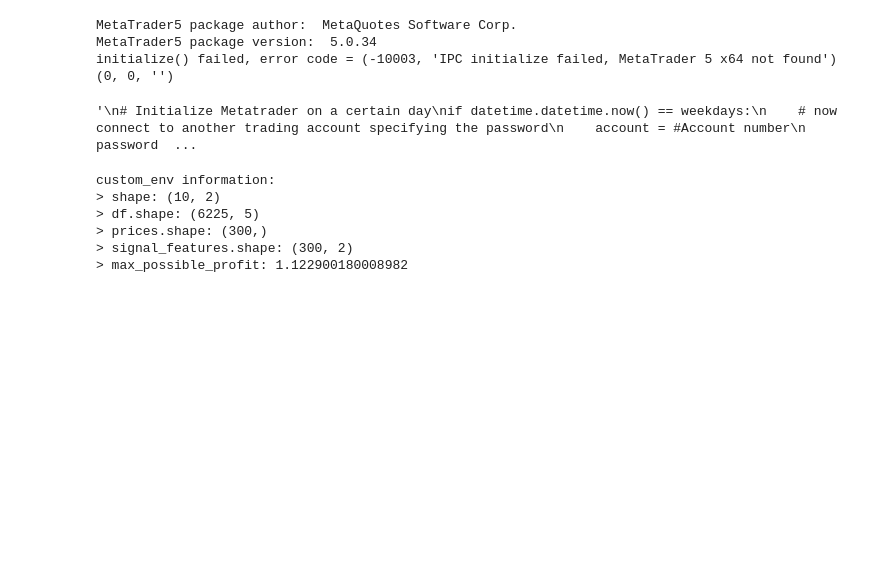
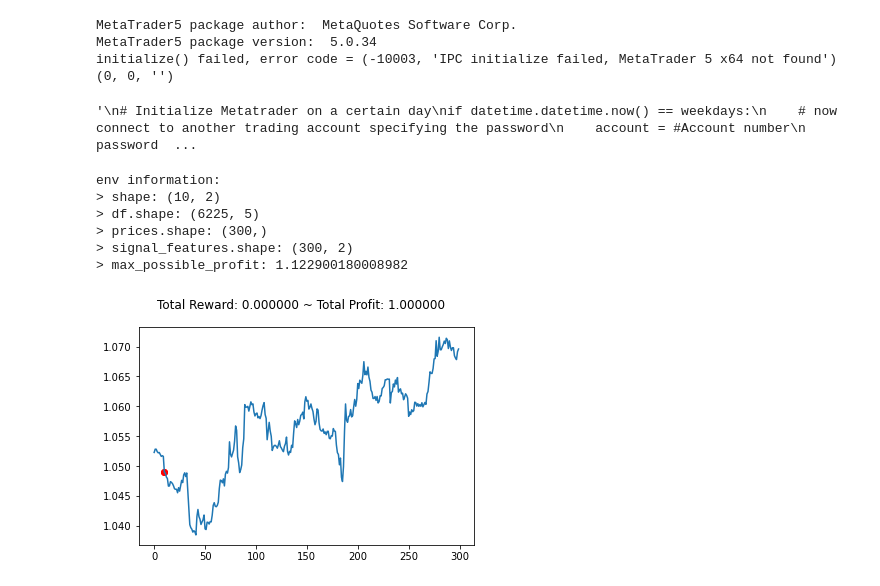
Before and after one commit to dhupee/MetaNgepet, a Jupyter notebook: MetaDL_DH.ipynb, the cells around one changed output. Drawn from its saved outputs; the diff is of its cells as text; code cells hidden in the pictures; blank space fills up the shorter version.

```diff
--- a/MetaDL_DH.ipynb
+++ b/MetaDL_DH.ipynb
@@ -85,26 +86,27 @@ initialize() failed, error code = (-10003, 'IPC initialize failed, MetaTrader 5
 (0, 0, '')
 '\n# Initialize Metatrader on a certain day\nif datetime.datetime.now() == weekdays:\n    # now connect to another trading account specifying the password\n    account = #Account number\n    password  ...
 # %%
-custom_env = gym.make('forex-v0',
+env = gym.make('forex-v0',
                df = FOREX_EURUSD_1H_ASK,
                window_size = 10,
                frame_bound = (10, 300),
                unit_side = 'right')
 
 print()
-print("custom_env information:")
-print("> shape:", custom_env.shape)
-print("> df.shape:", custom_env.df.shape)
-print("> prices.shape:", custom_env.prices.shape)
-print("> signal_features.shape:", custom_env.signal_features.shape)
-print("> max_possible_profit:", custom_env.max_possible_profit())
+print("env information:")
+print("> shape:", env.shape)
+print("> df.shape:", env.df.shape)
+print("> prices.shape:", env.prices.shape)
+print("> signal_features.shape:", env.signal_features.shape)
+print("> max_possible_profit:", env.max_possible_profit())
 
-#custom_env.reset() ##Uncomment if you need it.
-#custom_env.render()
+env.reset() ##Uncomment if you need it.
+env.render()
 # %% [output]
-custom_env information:
+env information:
 > shape: (10, 2)
 > df.shape: (6225, 5)
 > prices.shape: (300,)
 > signal_features.shape: (300, 2)
 > max_possible_profit: 1.122900180008982
+[figure, added]
```
Also changed, not shown: parts of 5 cells of this notebook.
